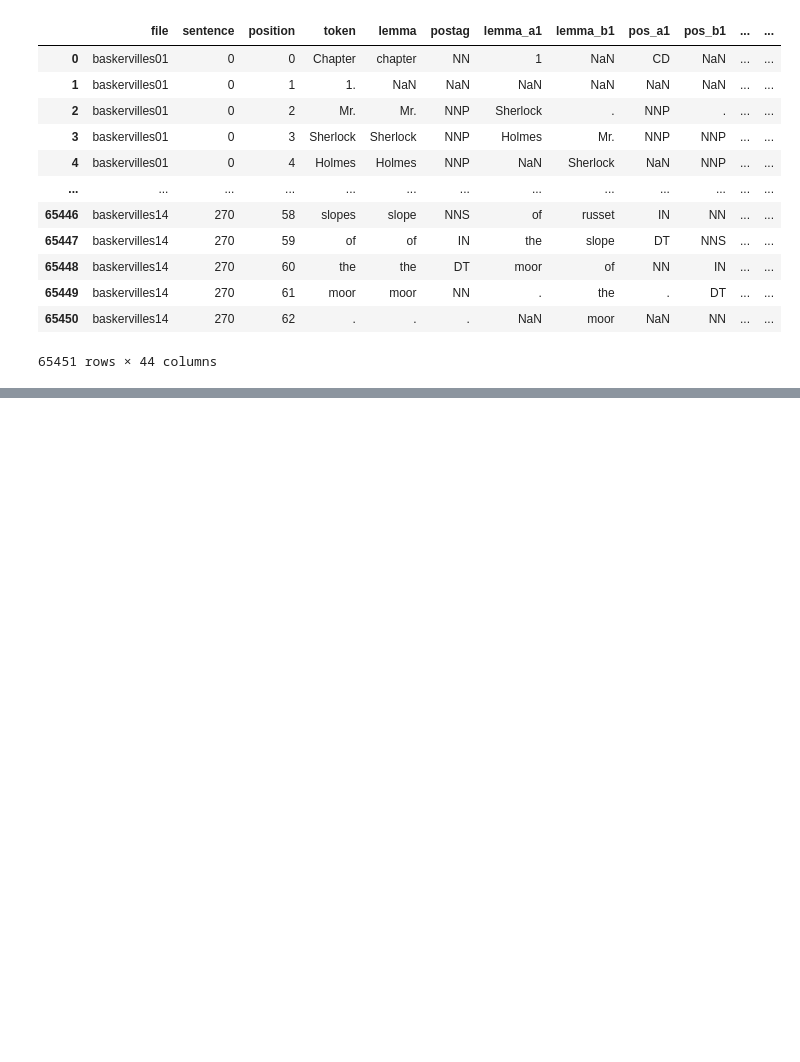
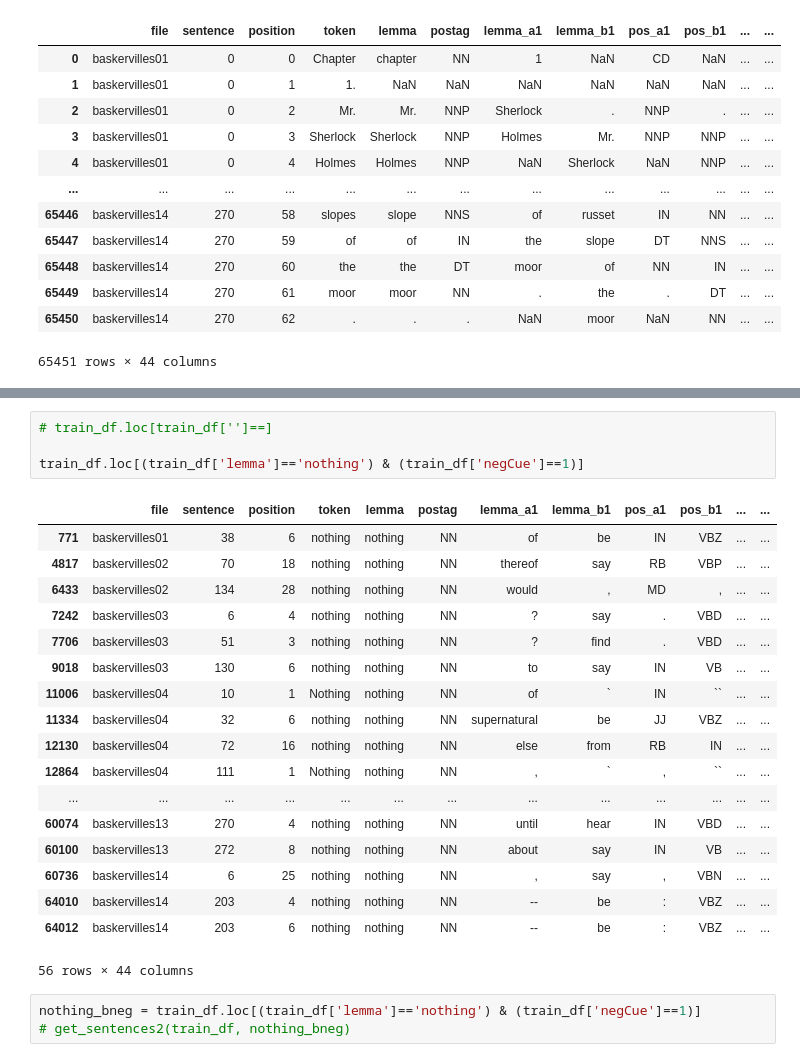
Before and after one commit to martinpucheuaviles/AppliedTextMining, a Jupyter notebook: crf_negation_cue_w9.ipynb, the cells around one changed output, grey strips where cells are left out. Cells and saved outputs as stored; diff of their text form; blank space fills up the shorter version.

```diff
--- a/crf_negation_cue_w9.ipynb
+++ b/crf_negation_cue_w9.ipynb
@@ -739,0 +937,26 @@ eval_df_1[['sentence','position','pos_a8']].head(15)
+# %%
+# train_df.loc[train_df['']==]
+
+train_df.loc[(train_df['lemma']=='nothing') & (train_df['negCue']==1)]
+# %% [output]
+|  | file | sentence | position | token | lemma | postag | lemma_a1 | lemma_b1 | pos_a1 | pos_b1 | ... | ... |
+| 771 | baskervilles01 | 38 | 6 | nothing | nothing | NN | of | be | IN | VBZ | ... | ... |
+| 4817 | baskervilles02 | 70 | 18 | nothing | nothing | NN | thereof | say | RB | VBP | ... | ... |
+| 6433 | baskervilles02 | 134 | 28 | nothing | nothing | NN | would | , | MD | , | ... | ... |
+| 7242 | baskervilles03 | 6 | 4 | nothing | nothing | NN | ? | say | . | VBD | ... | ... |
+| 7706 | baskervilles03 | 51 | 3 | nothing | nothing | NN | ? | find | . | VBD | ... | ... |
+| 9018 | baskervilles03 | 130 | 6 | nothing | nothing | NN | to | say | IN | VB | ... | ... |
+| 11006 | baskervilles04 | 10 | 1 | Nothing | nothing | NN | of | ` | IN | `` | ... | ... |
+| 11334 | baskervilles04 | 32 | 6 | nothing | nothing | NN | supernatural | be | JJ | VBZ | ... | ... |
+| 12130 | baskervilles04 | 72 | 16 | nothing | nothing | NN | else | from | RB | IN | ... | ... |
+| 12864 | baskervilles04 | 111 | 1 | Nothing | nothing | NN | , | ` | , | `` | ... | ... |
+| ... | ... | ... | ... | ... | ... | ... | ... | ... | ... | ... | ... | ... |
+| 60074 | baskervilles13 | 270 | 4 | nothing | nothing | NN | until | hear | IN | VBD | ... | ... |
+| 60100 | baskervilles13 | 272 | 8 | nothing | nothing | NN | about | say | IN | VB | ... | ... |
+| 60736 | baskervilles14 | 6 | 25 | nothing | nothing | NN | , | say | , | VBN | ... | ... |
+| 64010 | baskervilles14 | 203 | 4 | nothing | nothing | NN | -- | be | : | VBZ | ... | ... |
+| 64012 | baskervilles14 | 203 | 6 | nothing | nothing | NN | -- | be | : | VBZ | ... | ... |
+56 rows × 44 columns
+# %%
+nothing_bneg = train_df.loc[(train_df['lemma']=='nothing') & (train_df['negCue']==1)]
+# get_sentences2(train_df, nothing_bneg)
```
Also changed, not shown: parts of 54 cells of this notebook, 1 other file.
